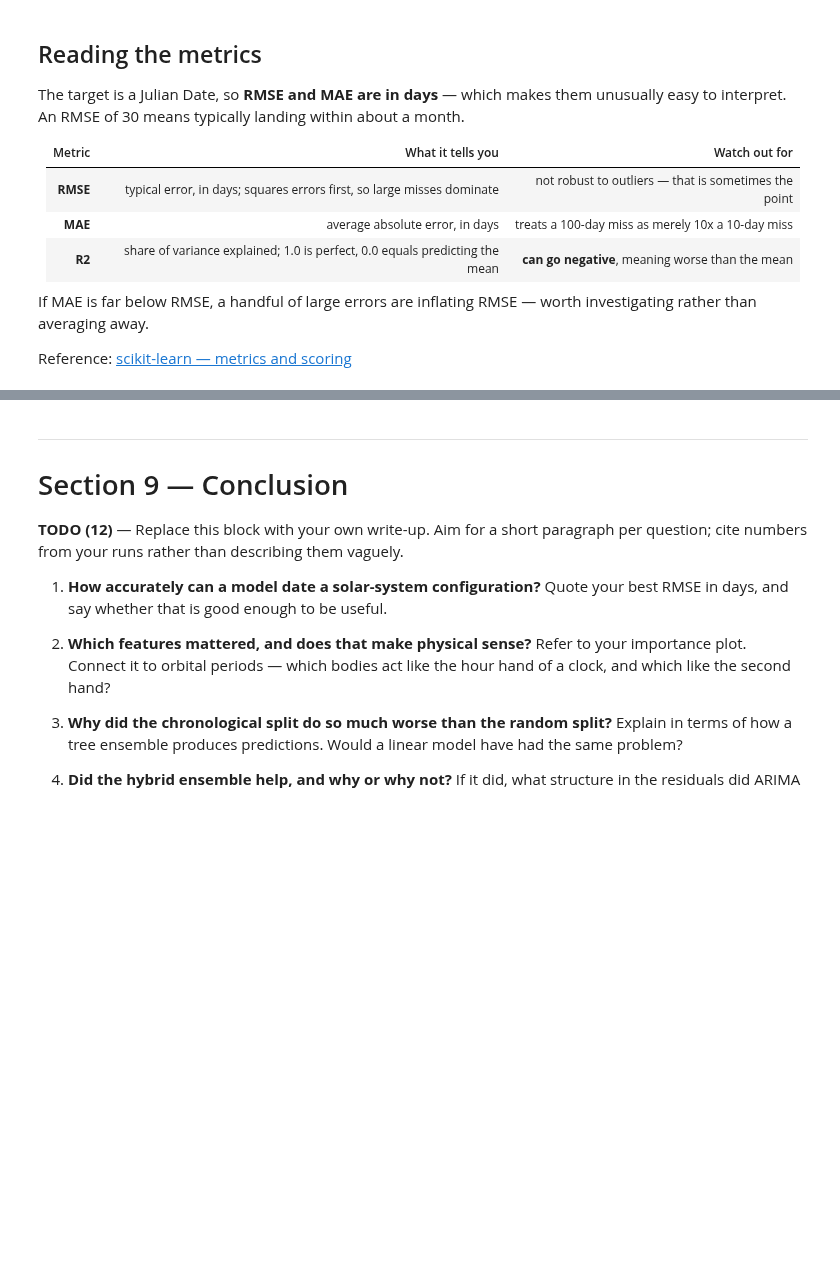
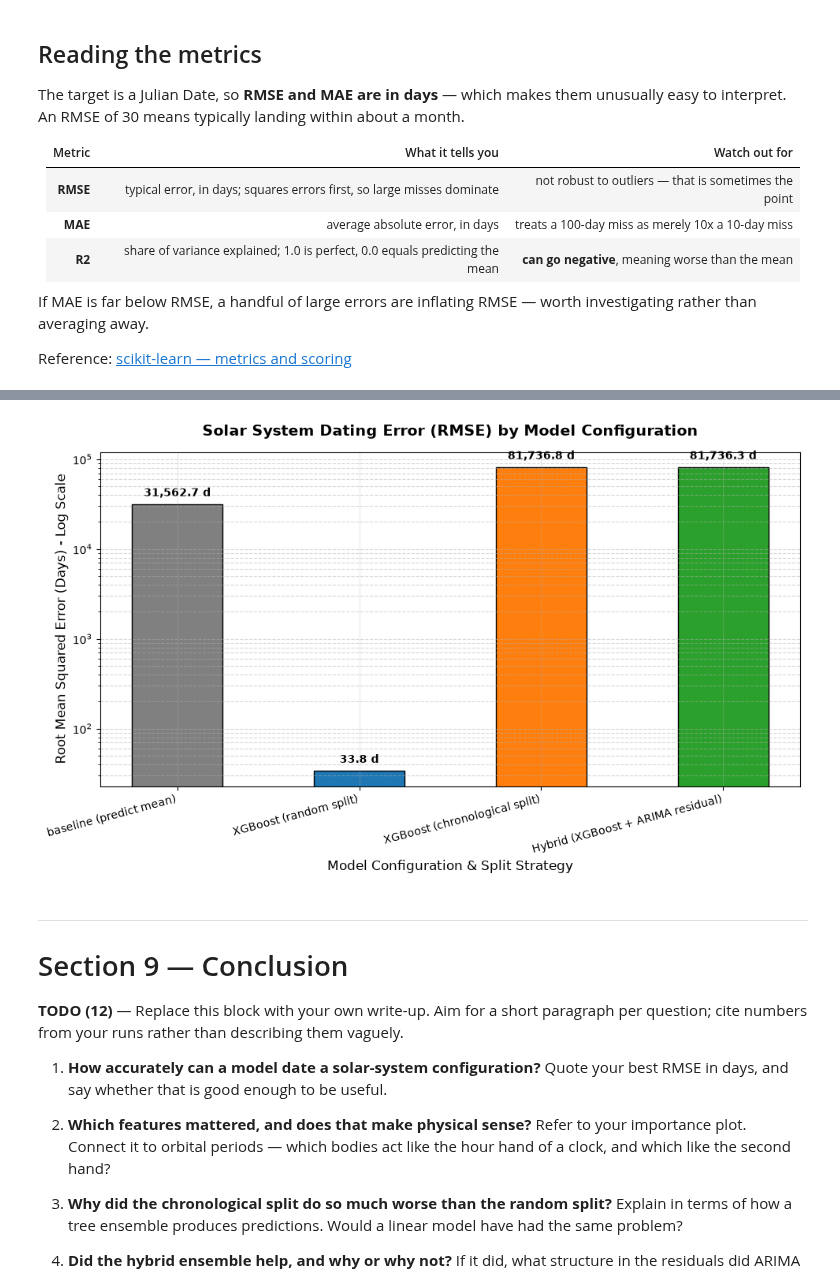
Before and after one commit to TAMU-Aggie-Data-Science-Club/fall2026-AIAA, a Jupyter notebook: adsc-deliverable1/deliverable1_planetary_motion.ipynb, the cells around one changed output, grey strips where cells are left out. Saved outputs shown, nothing was run; the diff lists cells and outputs as text; code cells hidden in the pictures; blank space fills up the shorter version.

```diff
--- a/adsc-deliverable1/deliverable1_planetary_motion.ipynb
+++ b/adsc-deliverable1/deliverable1_planetary_motion.ipynb
@@ -324,7 +385,9 @@ Reference: [pandas — reshaping and pivot tables](https://pandas.pydata.org/doc
 #   - at least ~4 bodies represented, so the date is genuinely identifiable
 #   - no NaNs (drop rows where some body is missing)
 
-wide = None
+wide = raw.pivot_table(index=COL_JULIAN, columns=COL_BODY, values=STATE_COLS)
+wide.columns = [f'{body}_{var}' for var, body in wide.columns]
+wide = wide.reset_index()
 
 if wide is None:
     raise NotImplementedError('TODO (3): build the wide table.')
@@ -475,4 +555,11 @@ if all(c in feat.columns for c in pos0 + vel0):
 
 # YOUR CODE HERE
 
-raise NotImplementedError('TODO (5): add radius and speed for every body.')
+for b in bodies:
+    pos = [f'{b}_{c}' for c in POS_COLS]
+    vel = [f'{b}_{c}' for c in VEL_COLS]
+    if all(c in feat.columns for c in pos + vel):
+        feat[f'{b}_radius'] = np.sqrt((feat[pos] ** 2).sum(axis=1))
+        feat[f'{b}_speed'] = np.sqrt((feat[vel] ** 2).sum(axis=1))
+
+print(feat.shape)
@@ -915,9 +1087,11 @@ print(f'residual series: train {len(resid_tr):,}  test {len(resid_te):,}')
 #
 # Store the result as `pred_hybrid` -- Section 8 reads it.
 
-pred_hybrid = None
+resid_fit_in = resid_tr[-3000:]
+rmod = ARIMA(resid_fit_in, order=(2, 1, 1)).fit()
+resid_fc = rmod.get_forecast(steps=len(resid_te)).predicted_mean
 
-# YOUR CODE HERE
+pred_hybrid = pred_chrono + np.asarray(resid_fc)
 
 if pred_hybrid is None:
     raise NotImplementedError('TODO (10): build and evaluate the hybrid.')
@@ -972,16 +1161,30 @@ print('Compare within a split, not across.')
 # %%
-# TODO (11) — One figure that tells the whole story.
-#
-# Build a bar chart of RMSE_days per model from `summary`. Because the values
-# span several orders of magnitude, use a log scale on the value axis:
-#
-#   ax.set_yscale('log')
-#
-# Label each bar with its value, title it clearly, and make sure someone who has
-# not read the notebook could still tell which model wins and under which split.
-# Group or colour the bars by split so the comparison is not misread.
+import matplotlib.pyplot as plt
 
-# YOUR CODE HERE
+fig, ax = plt.subplots(figsize=(10, 6))
+colors = ['gray', 'tab:blue', 'tab:orange', 'tab:green']
+
+bars = ax.bar(summary.index, summary['RMSE_days'], color=colors, edgecolor='black', width=0.5)
+ax.set_yscale('log')
+
+ax.set_title('Solar System Dating Error (RMSE) by Model Configuration', fontsize=14, fontweight='bold', pad=15)
+ax.set_ylabel('Root Mean Squared Error (Days) - Log Scale', fontsize=12)
+ax.set_xlabel('Model Configuration & Split Strategy', fontsize=12)
+plt.xticks(rotation=15, ha='right')
+ax.grid(axis='y', linestyle='--', alpha=0.5, which="both")
+
+for bar in bars:
+    height = bar.get_height()
+    ax.annotate(f'{height:,.1f} d',
+                xy=(bar.get_x() + bar.get_width() / 2, height),
+                xytext=(0, 5),
+                textcoords="offset points",
+                ha='center', va='bottom', fontsize=10, fontweight='bold')
+
+plt.tight_layout()
+plt.show()
+# %% [output]
+[figure, added]
 # %% [markdown]
 ---
 # Section 9 — Conclusion
```
Also changed, not shown: parts of 23 cells of this notebook.
